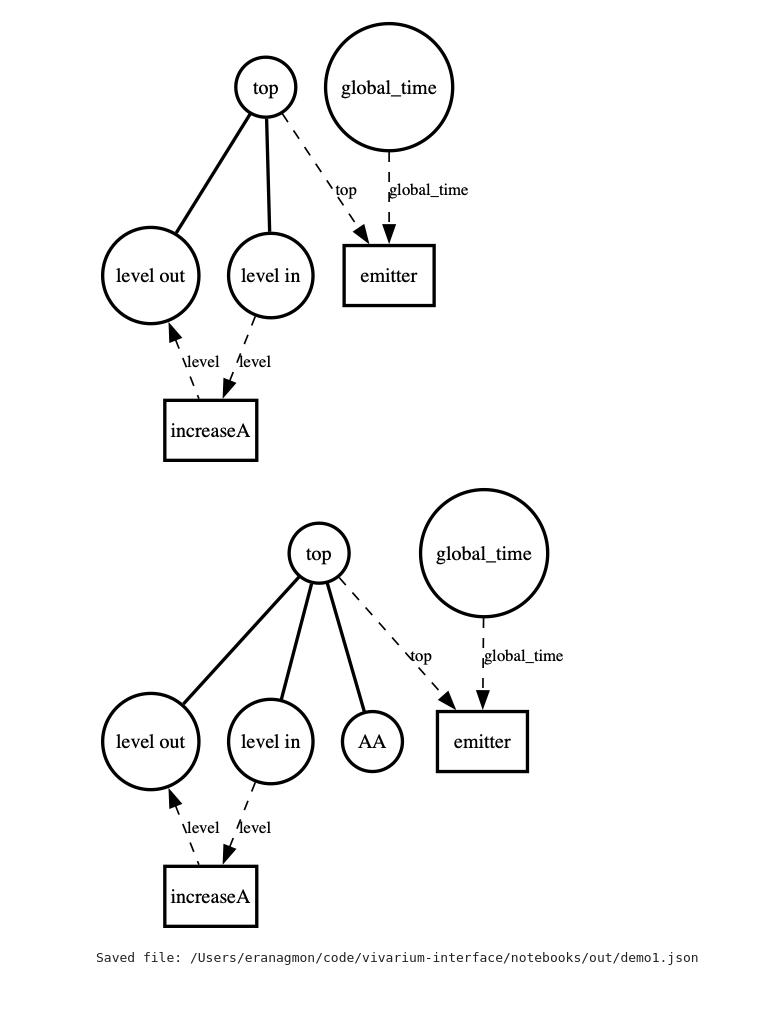
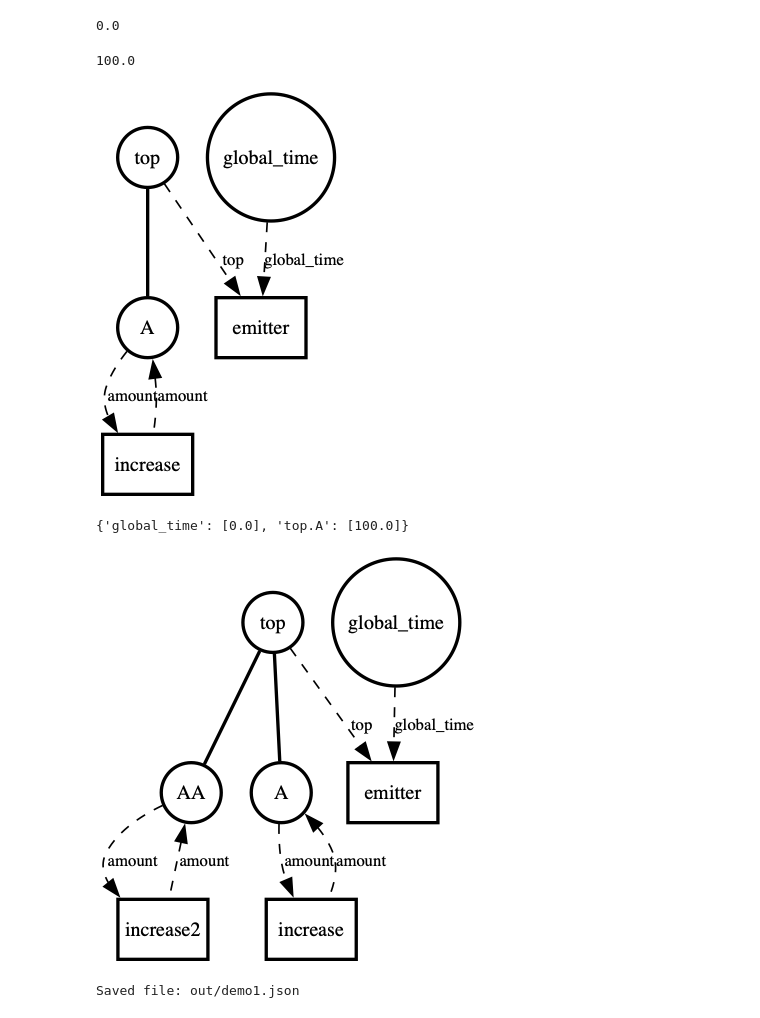
Before and after one commit to vivarium-collective/vivarium-interface, a Jupyter notebook: notebooks/demo.ipynb, the cells around one changed output. Drawn from its saved outputs; the diff is of its cells as text; code cells hidden in the pictures.

```diff
--- a/notebooks/demo.ipynb
+++ b/notebooks/demo.ipynb
@@ -32,11 +39,11 @@ INCREASE PROCESS INTERFACE SCHEMA:
 # %%
-# put in an increase process called 'increaseA'
-v.add_process(name='increaseA',
-              process_id='increase',
-              config={'rate': 1.1},
+# add an increase process called 'increase process'
+v.add_process(name='increase',
+              process_id='increase float',  # this is the process id
+              config={'rate': 1.1},         # set according to the config schema
               )
 
-# display the current state
+# print the current state
 v
 # %% [output]
 Vivarium(
@@ -80,27 +87,52 @@ v.diagram(dpi='140')
+# %%
+# get the value of 'top.A'
+v.get_value(path=['top', 'A'])
+# %% [output]
+0.0
+# %%
+# set value of 'top.A' to 100
+v.set_value(path=['top', 'A'], value=100.0)
+v.get_value(path=['top', 'A'])
+# %% [output]
+100.0
 # %%
-# add an emitter
+# add an emitter to save the history
 v.add_emitter()
 
 # display the current state
 v.diagram(dpi='120')
 # %% [output]
-[figure, old version]
+[figure, new version]
 # %%
-# set value
-v.set_value(path=['top', 'level in'], value=100)
+# run the simulation for 10 time units
+v.run(interval=100)
+# %%
+# get the timeseries data
+timeseries = v.get_timeseries()
+timeseries
+# %% [output]
+{'global_time': [0.0], 'top.A': [100.0]}
 # %%
 # add more objects
 v.add_object(name='AA', path=['top'], value=1)
 
+# add another increase process
+v.add_process(name='increase2',
+              process_id='increase float',
+              config={'rate': 2.0},
+              inputs={'amount': ['top', 'AA']},
+              outputs={'amount': ['top', 'AA']}
+              )
+
 # display the current state
 v.diagram(dpi='120')
 # %% [output]
-[figure, old version]
+[figure, new version]
 # %%
 # save the current state to a file
 v.save(filename='demo1')
 # %% [output]
-Saved file: /Users/eranagmon/code/vivarium-interface/notebooks/out/demo1.json
+Saved file: out/demo1.json
 # %%
 # make a new Vivarium object (v2) from the saved file
 v2 = Vivarium(document='out/demo1.json', processes=DEMO_PROCESSES)
```
Also changed, not shown: parts of 14 cells of this notebook, 2 other files.
